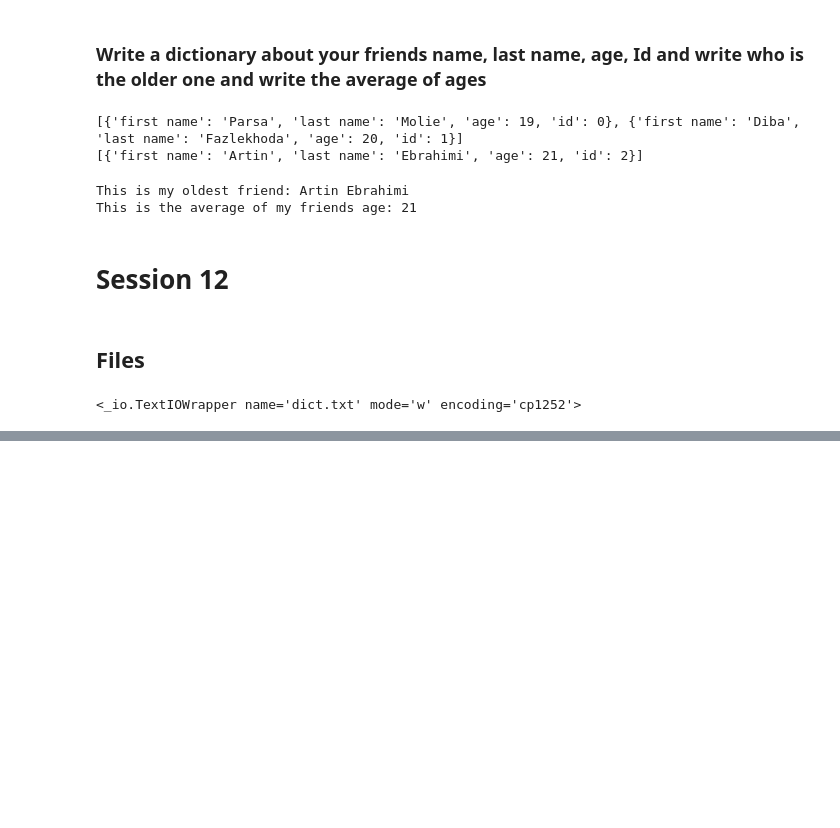
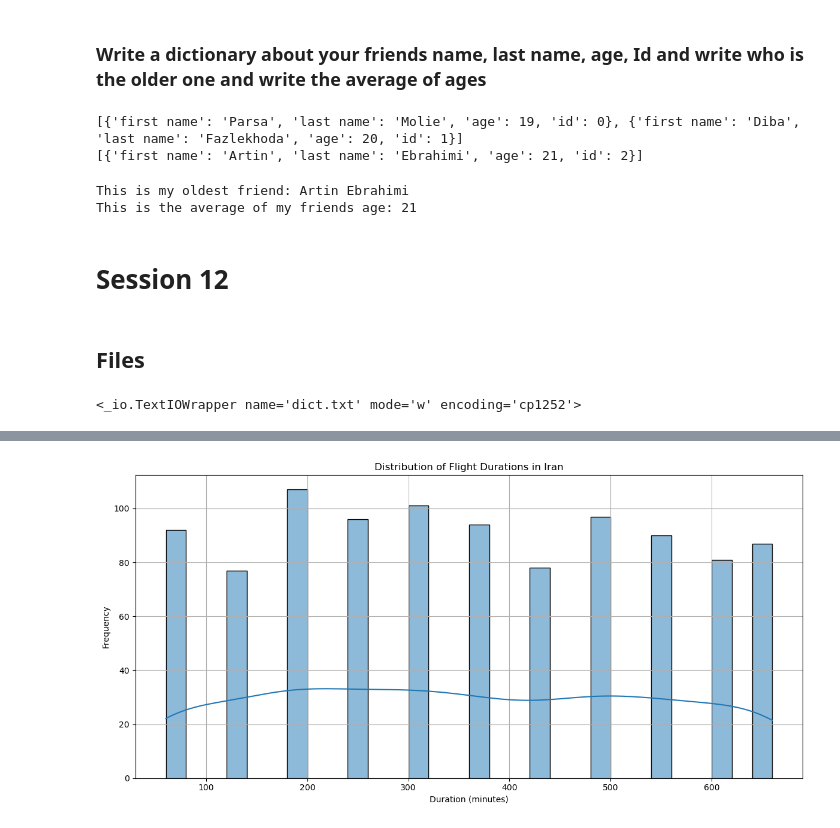
Before and after one commit to SinaSherkatAMv/Computer-Class, a Jupyter notebook: The notebook.ipynb, the cells around one changed output, grey strips where cells are left out. Saved outputs shown, nothing was run; the diff lists cells and outputs as text; code cells hidden in the pictures; blank space fills up the shorter version.

```diff
--- a/The notebook.ipynb
+++ b/The notebook.ipynb
@@ -362,0 +405,5 @@ print(amirProfile)
+# %%
+f = open("classmates\\1.txt")
+data=f.read()
+f.close()
+print(data)
@@ -362,0 +464,6 @@ print(amirProfile)
+# %%
+for i in range(len()):
+    try:
+        print(amirProfile[i]['age'])
+    except:
+       print(str(i)+"th has error")
@@ -362,0 +1289,70 @@ print(amirProfile)
+# %%
+import pandas as pd
+import numpy as np
+import matplotlib.pyplot as plt
+import seaborn as sns
+
+# Set a random seed for reproducibility
+np.random.seed(42)
+
+# Sample data size
+num_flights = 1000
+
+# Create a synthetic dataset
+data = {
+    'Flight_Number': [f'IR{1000 + i}' for i in range(num_flights)],
+    'Airline': np.random.choice(['Iran Air', 'Mahan Air', 'Aseman Airlines', 'Qeshm Air', 'Taban Air'], num_flights),
+    'Origin_Airport': np.random.choice(['IKA', 'SYZ', 'TBZ', 'ISF'], num_flights),
+    'Destination_Airport': np.random.choice(['IKA', 'SYZ', 'TBZ', 'ISF'], num_flights),
+    'Departure_Time': pd.date_range(start='2023-01-01', periods=num_flights, freq='H'),
+    'Arrival_Time': pd.date_range(start='2023-01-01', periods=num_flights, freq='H') + pd.to_timedelta(np.random.randint(1, 12, num_flights), unit='H'),
+    'Duration': lambda x: ((pd.date_range(start='2023-01-01', periods=num_flights, freq='H') + pd.to_timedelta(np.random.randint(1, 12, num_flights), unit='H')) - pd.date_range(start='2023-01-01', periods=num_flights, freq='H')).total_seconds() / 60,
+    'Distance': np.random.randint(250, 3000, num_flights),  # Distance in kilometers
+    'Delay': np.random.randint(0, 120, num_flights)  # Delay in minutes
+}
+
+# Create DataFrame
+flight_data = pd.DataFrame(data)
+
+# Calculate Duration
+flight_data['Duration'] = (flight_data['Arrival_Time'] - flight_data['Departure_Time']).dt.total_seconds() / 60
+
+# Basic summary statistics
+print(flight_data.describe())
+
+# Visualization 1: Flight Duration Distribution
+plt.figure(figsize=(12, 6))
+sns.histplot(flight_data['Duration'], bins=30, kde=True)
+plt.title('Distribution of Flight Durations in Iran')
+plt.xlabel('Duration (minutes)')
+plt.ylabel('Frequency')
+plt.grid(True)
+plt.tight_layout()
+plt.savefig("flight_duration_distribution.png")
+plt.show()
+
+# Visualization 2: Average Delay per Airline
+plt.figure(figsize=(12, 6))
+sns.barplot(x='Airline', y='Delay', data=flight_data, estimator=np.mean, ci=None)
+plt.title('Average Delay per Airline')
+plt.xlabel('Airline')
+plt.ylabel('Average Delay (minutes)')
+plt.grid(True)
+plt.tight_layout()
+plt.savefig("average_delay_per_airline.png")
+plt.show()
+
+# Visualization 3: Flight Count per Origin Airport
+plt.figure(figsize=(12, 6))
+sns.countplot(x='Origin_Airport', data=flight_data)
+plt.title('Flight Count per Origin Airport')
+plt.xlabel('Origin Airport')
+plt.ylabel('Number of Flights')
+plt.grid(True)
+plt.tight_layout()
+plt.savefig("flight_count_per_origin_airport.png")
+plt.show()
+
+# Save the dataset to a CSV file
+flight_data.to_csv("iranian_flights_dataset.csv", index=False)
+# %% [output]
@@ -362,0 +1378 @@ print(amirProfile)
+[figure, added]
```
Also changed, not shown: parts of 43 cells of this notebook.
